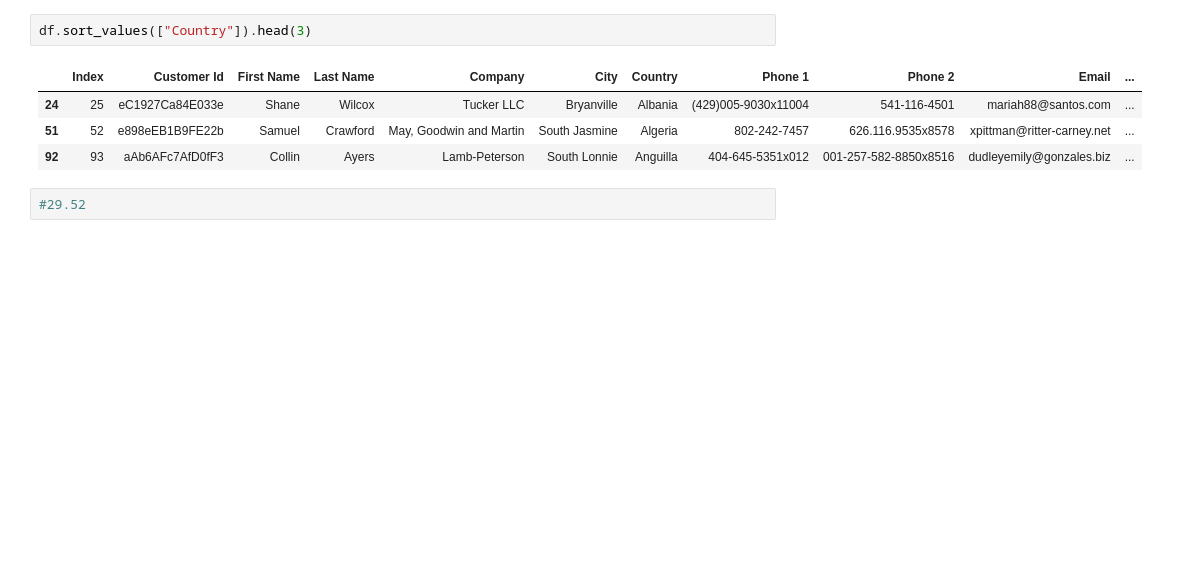
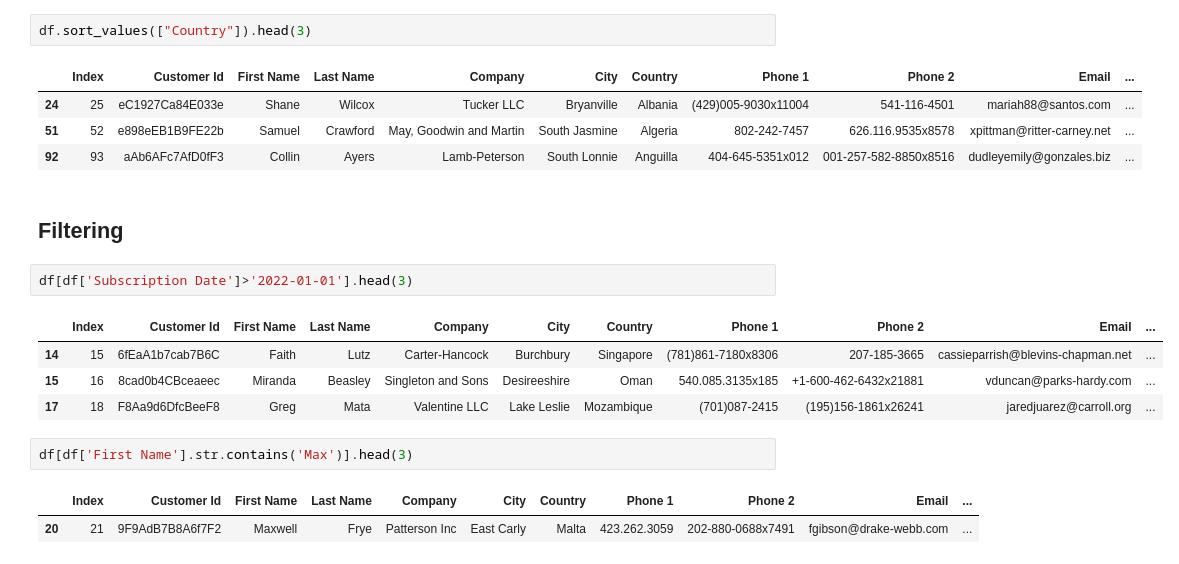
Before and after one commit to DeyNik/andrew-ng-ml-dl-notebooks, a Jupyter notebook: python-libraries/pandas.ipynb, the cells around one changed output. Cells and saved outputs as stored; diff of their text form; blank space fills up the shorter version.

```diff
--- a/python-libraries/pandas.ipynb
+++ b/python-libraries/pandas.ipynb
@@ -136,5 +146,17 @@ df.sort_values(["Country"]).head(3)
 | 24 | 25 | eC1927Ca84E033e | Shane | Wilcox | Tucker LLC | Bryanville | Albania | (429)005-9030x11004 | 541-116-4501 | mariah88@santos.com | ... |
 | 51 | 52 | e898eEB1B9FE22b | Samuel | Crawford | May, Goodwin and Martin | South Jasmine | Algeria | 802-242-7457 | 626.116.9535x8578 | xpittman@ritter-carney.net | ... |
 | 92 | 93 | aAb6AFc7AfD0fF3 | Collin | Ayers | Lamb-Peterson | South Lonnie | Anguilla | 404-645-5351x012 | 001-257-582-8850x8516 | dudleyemily@gonzales.biz | ... |
+# %% [markdown]
+## Filtering
 # %%
-#29.52
+df[df['Subscription Date']>'2022-01-01'].head(3)
+# %% [output]
+|  | Index | Customer Id | First Name | Last Name | Company | City | Country | Phone 1 | Phone 2 | Email | ... |
+| 14 | 15 | 6fEaA1b7cab7B6C | Faith | Lutz | Carter-Hancock | Burchbury | Singapore | (781)861-7180x8306 | 207-185-3665 | cassieparrish@blevins-chapman.net | ... |
+| 15 | 16 | 8cad0b4CBceaeec | Miranda | Beasley | Singleton and Sons | Desireeshire | Oman | 540.085.3135x185 | +1-600-462-6432x21881 | vduncan@parks-hardy.com | ... |
+| 17 | 18 | F8Aa9d6DfcBeeF8 | Greg | Mata | Valentine LLC | Lake Leslie | Mozambique | (701)087-2415 | (195)156-1861x26241 | jaredjuarez@carroll.org | ... |
+# %%
+df[df['First Name'].str.contains('Max')].head(3)
+# %% [output]
+|  | Index | Customer Id | First Name | Last Name | Company | City | Country | Phone 1 | Phone 2 | Email | ... |
+| 20 | 21 | 9F9AdB7B8A6f7F2 | Maxwell | Frye | Patterson Inc | East Carly | Malta | 423.262.3059 | 202-880-0688x7491 | fgibson@drake-webb.com | ... |
```
Also changed, not shown: parts of 26 cells of this notebook, 1 other file.
